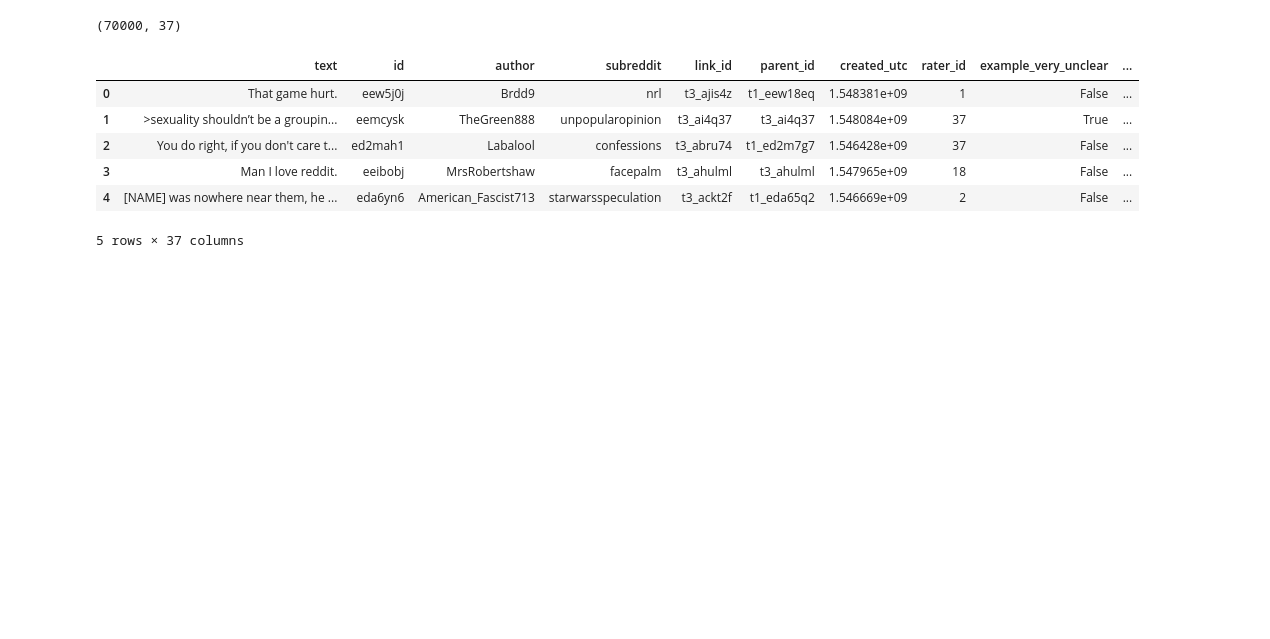
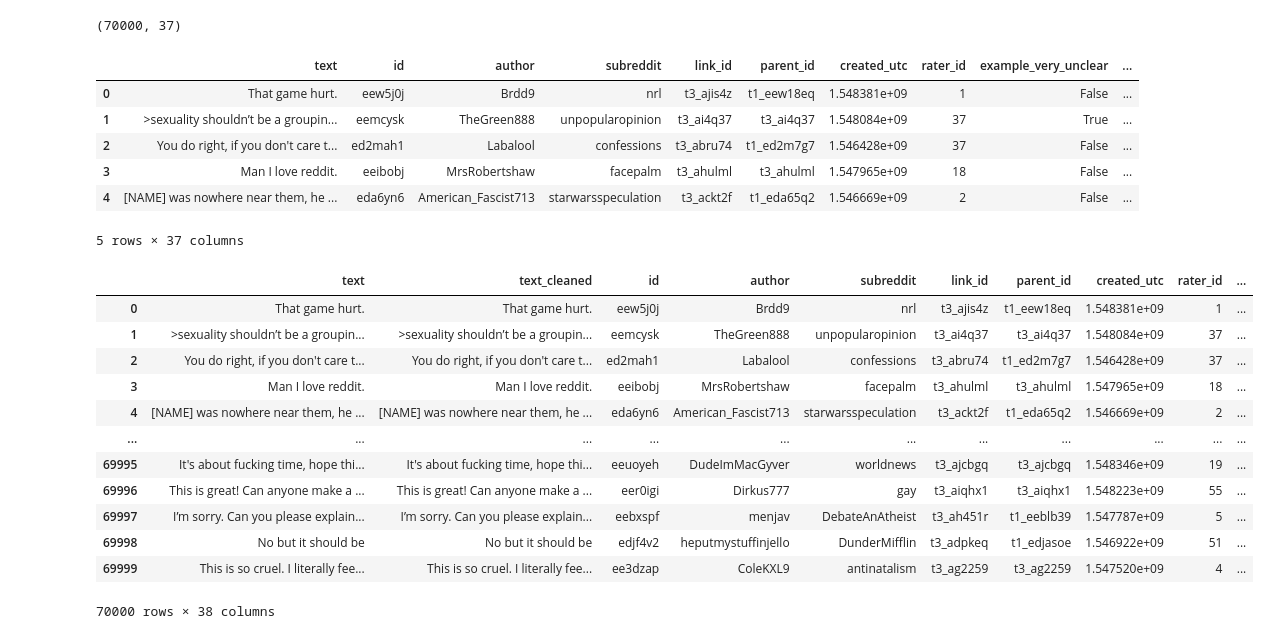
Before and after one commit to mlbam/Project-Supervised-learning, a Jupyter notebook: Notebook.ipynb, the cells around one changed output. Drawn from its saved outputs; the diff is of its cells as text; code cells hidden in the pictures; blank space fills up the shorter version.

```diff
--- a/Notebook.ipynb
+++ b/Notebook.ipynb
@@ -26,3 +27,23 @@ df.head()
 | 3 | Man I love reddit. | eeibobj | MrsRobertshaw | facepalm | t3_ahulml | t3_ahulml | 1.547965e+09 | 18 | False | ... |
 | 4 | [NAME] was nowhere near them, he ... | eda6yn6 | American_Fascist713 | starwarsspeculation | t3_ackt2f | t1_eda65q2 | 1.546669e+09 | 2 | False | ... |
 5 rows × 37 columns
+# %%
+df.insert(1, "text_cleaned", df["text"].apply(nfx.remove_userhandles))
+# %%
+df['text_cleaned'] = df['text_cleaned'].apply(nfx.remove_stopwords)
+# %%
+df
+# %% [output]
+|  | text | text_cleaned | id | author | subreddit | link_id | parent_id | created_utc | rater_id | ... |
+| 0 | That game hurt. | That game hurt. | eew5j0j | Brdd9 | nrl | t3_ajis4z | t1_eew18eq | 1.548381e+09 | 1 | ... |
+| 1 | >sexuality shouldn’t be a groupin... | >sexuality shouldn’t be a groupin... | eemcysk | TheGreen888 | unpopularopinion | t3_ai4q37 | t3_ai4q37 | 1.548084e+09 | 37 | ... |
+| 2 | You do right, if you don't care t... | You do right, if you don't care t... | ed2mah1 | Labalool | confessions | t3_abru74 | t1_ed2m7g7 | 1.546428e+09 | 37 | ... |
+| 3 | Man I love reddit. | Man I love reddit. | eeibobj | MrsRobertshaw | facepalm | t3_ahulml | t3_ahulml | 1.547965e+09 | 18 | ... |
+| 4 | [NAME] was nowhere near them, he ... | [NAME] was nowhere near them, he ... | eda6yn6 | American_Fascist713 | starwarsspeculation | t3_ackt2f | t1_eda65q2 | 1.546669e+09 | 2 | ... |
+| ... | ... | ... | ... | ... | ... | ... | ... | ... | ... | ... |
+| 69995 | It's about fucking time, hope thi... | It's about fucking time, hope thi... | eeuoyeh | DudeImMacGyver | worldnews | t3_ajcbgq | t3_ajcbgq | 1.548346e+09 | 19 | ... |
+| 69996 | This is great! Can anyone make a ... | This is great! Can anyone make a ... | eer0igi | Dirkus777 | gay | t3_aiqhx1 | t3_aiqhx1 | 1.548223e+09 | 55 | ... |
+| 69997 | I’m sorry. Can you please explain... | I’m sorry. Can you please explain... | eebxspf | menjav | DebateAnAtheist | t3_ah451r | t1_eeblb39 | 1.547787e+09 | 5 | ... |
+| 69998 | No but it should be | No but it should be | edjf4v2 | heputmystuffinjello | DunderMifflin | t3_adpkeq | t1_edjasoe | 1.546922e+09 | 51 | ... |
+| 69999 | This is so cruel. I literally fee... | This is so cruel. I literally fee... | ee3dzap | ColeKXL9 | antinatalism | t3_ag2259 | t3_ag2259 | 1.547520e+09 | 4 | ... |
+70000 rows × 38 columns
```
Also changed, not shown: parts of 2 cells of this notebook.
